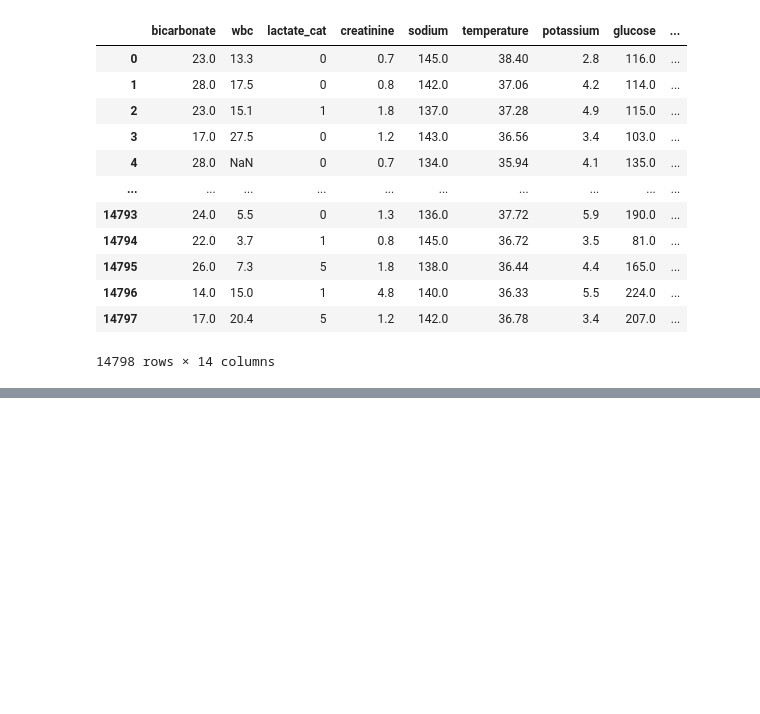
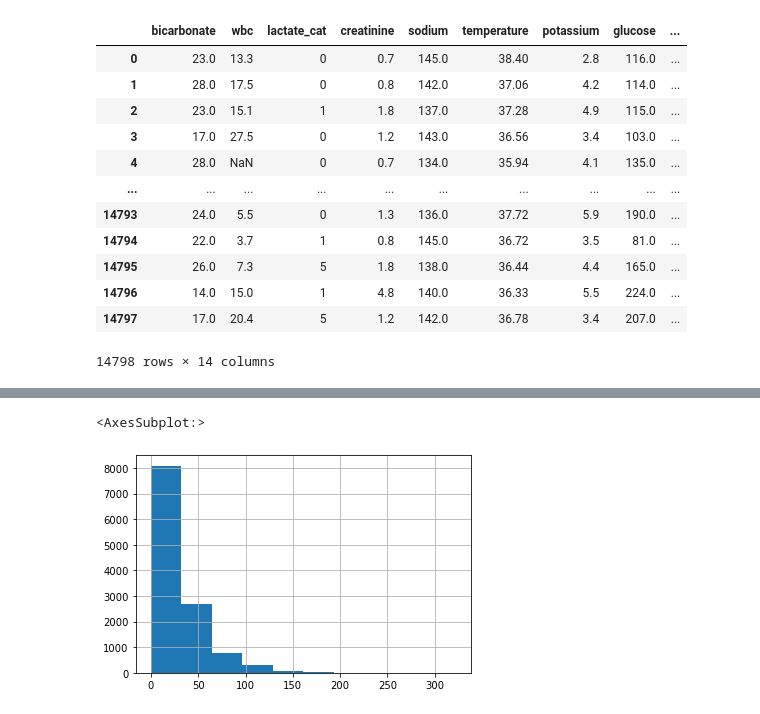
Before and after one commit to arnaud39/tarNET_continuous, a Jupyter notebook: production.ipynb, the cells around one changed output, grey strips where cells are left out. Saved outputs shown, nothing was run; the diff lists cells and outputs as text; code cells hidden in the pictures; blank space fills up the shorter version.

```diff
--- a/production.ipynb
+++ b/production.ipynb
@@ -54,3 +68,8 @@ data = data.dropna()
+# %%
+data.treatment.hist()
+# %% [output]
+<AxesSubplot:>
+[figure, added]
 # %%
 covariates_cols = data.columns[:8]
 outcome = "hospital_expire_flag"
```
Also changed, not shown: parts of 7 cells of this notebook, 3 other files.
